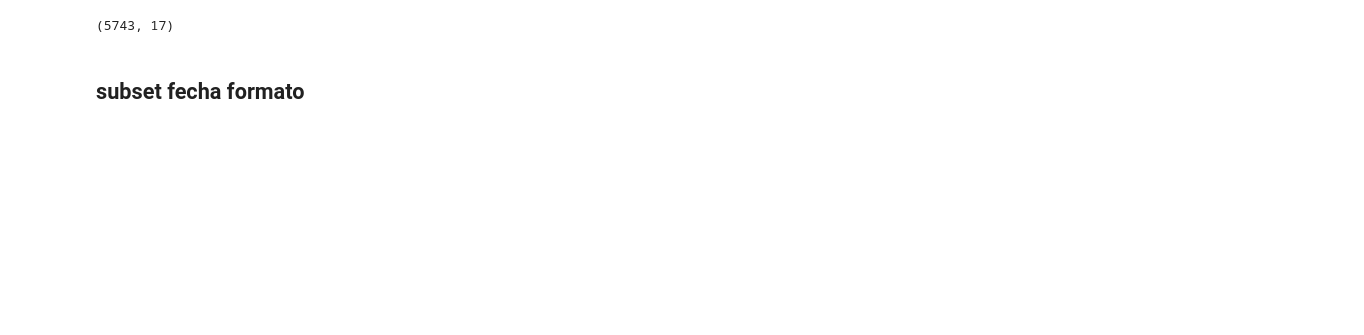
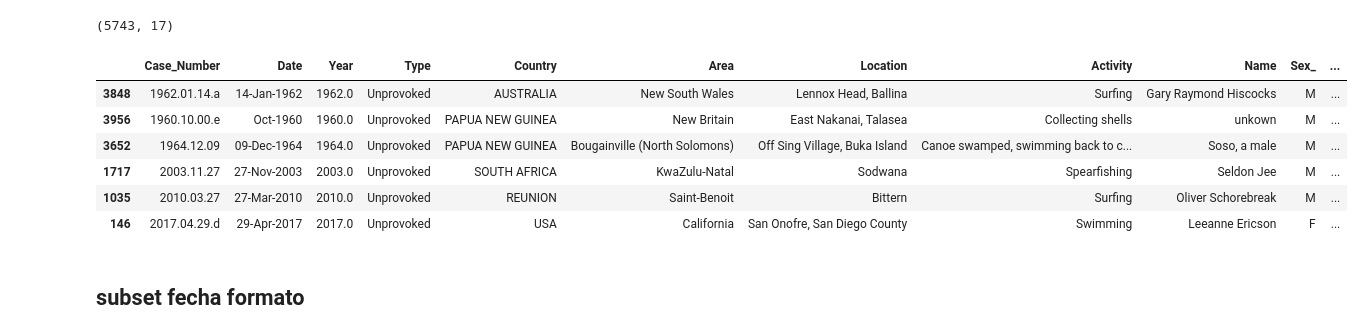
Before and after one commit to jalex141/Shark-tank, a Jupyter notebook: principal.ipynb, the cells around one changed output. Saved outputs shown, nothing was run; the diff lists cells and outputs as text; code cells hidden in the pictures; blank space fills up the shorter version.

```diff
--- a/principal.ipynb
+++ b/principal.ipynb
@@ -166,5 +161,15 @@ sh = sh[sh["Type"] != "Invalid"]
 sh.shape
 # %% [output]
 (5743, 17)
+# %%
+sh.sample(6)
+# %% [output]
+|  | Case_Number | Date | Year | Type | Country | Area | Location | Activity | Name | Sex_ | ... |
+| 3848 | 1962.01.14.a | 14-Jan-1962 | 1962.0 | Unprovoked | AUSTRALIA | New South Wales | Lennox Head, Ballina | Surfing | Gary Raymond Hiscocks | M | ... |
+| 3956 | 1960.10.00.e | Oct-1960 | 1960.0 | Unprovoked | PAPUA NEW GUINEA | New Britain | East Nakanai, Talasea | Collecting shells | unkown | M | ... |
+| 3652 | 1964.12.09 | 09-Dec-1964 | 1964.0 | Unprovoked | PAPUA NEW GUINEA | Bougainville (North Solomons) | Off Sing Village, Buka Island | Canoe swamped, swimming back to c... | Soso, a male | M | ... |
+| 1717 | 2003.11.27 | 27-Nov-2003 | 2003.0 | Unprovoked | SOUTH AFRICA | KwaZulu-Natal | Sodwana | Spearfishing | Seldon Jee | M | ... |
+| 1035 | 2010.03.27 | 27-Mar-2010 | 2010.0 | Unprovoked | REUNION | Saint-Benoit | Bittern | Surfing | Oliver Schorebreak | M | ... |
+| 146 | 2017.04.29.d | 29-Apr-2017 | 2017.0 | Unprovoked | USA | California | San Onofre, San Diego County | Swimming | Leeanne Ericson | F | ... |
 # %% [markdown]
 ## subset fecha formato
```
Also changed, not shown: parts of 7 cells of this notebook, 2 other files.
